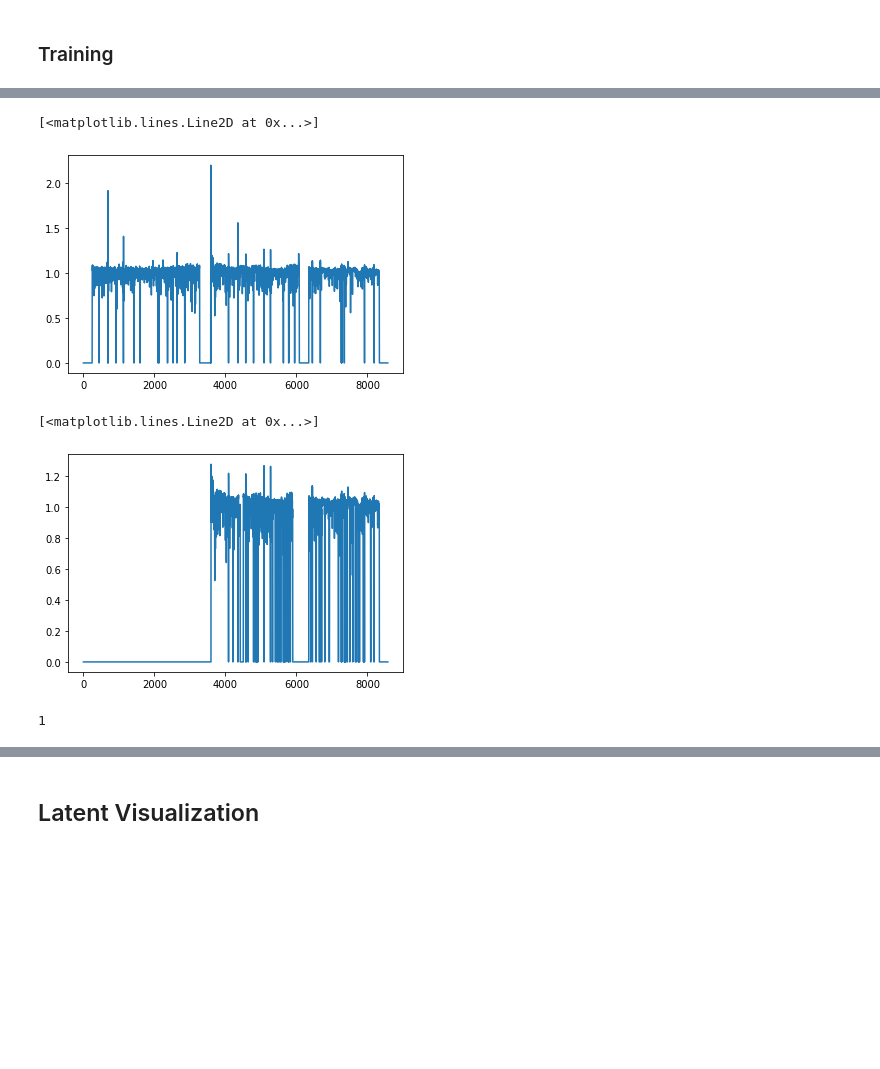
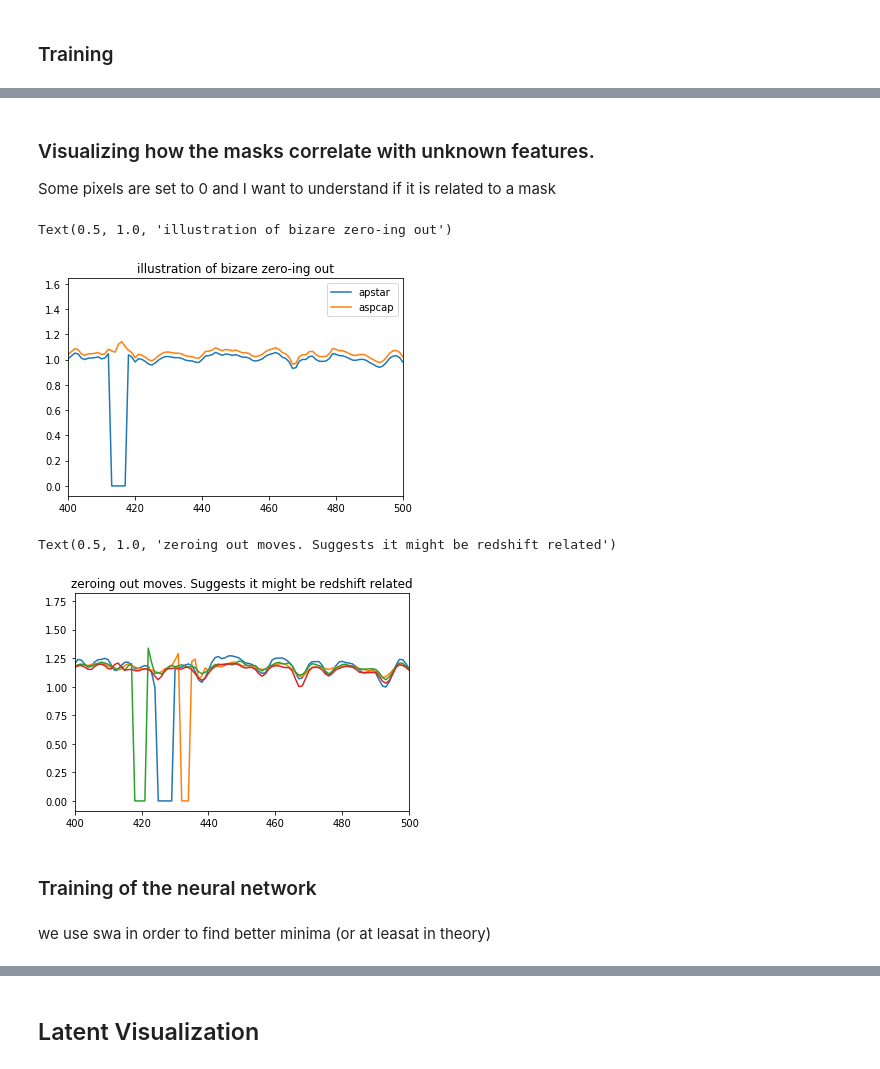
Before and after one commit to drd13/RSCA, a Jupyter notebook: apoNN/notebooks/03.3-Dealing_with_masks.ipynb, the cells around one changed output, grey strips where cells are left out. Cells and saved outputs as stored; diff of their text form; code cells hidden in the pictures; blank space fills up the shorter version.

```diff
--- a/apoNN/notebooks/03.3-Dealing_with_masks.ipynb
+++ b/apoNN/notebooks/03.3-Dealing_with_masks.ipynb
@@ -42,11 +45,11 @@ cut_allStar = allStar[combined_cut]
 # %% [markdown]
 ### Parameters
 # %%
-n_batch = 64
-n_z = 20
+n_batch = 128
+n_z = 80
 n_bins = 8575
 lr = 0.0001
-n_datapoints = 5000
+n_datapoints = 10000
 # %% [markdown]
 ### Training
 # %%
@@ -63,11 +69,42 @@ spec = dataset[0][0]
-# %%
-plt.plot(spec)
-# %% [output]
-[<matplotlib.lines.Line2D at 0x...>]
-[figure, removed]
-# %%
-plt.plot(spec*mask)
-# %% [output]
-[<matplotlib.lines.Line2D at 0x...>]
-[figure, removed]
+# %% [markdown]
+### Visualizing how the masks correlate with unknown features.
+
+Some pixels are set to 0 and I want to understand if it is related to a mask
+# %%
+dataset = ApogeeDataset(cut_allStar[:n_datapoints],outputs = ["apstar","aspcap","mask","physical","idx"])
+
+dataset.filtered_bits = [0,1,2,3,4,5,6,7,8]
+# %%
+idx=51
+#plt.plot(dataset[idx][2])
+plt.plot(dataset[idx][1],label="apstar")
+plt.plot(dataset[idx][0],label="aspcap")
+plt.legend()
+
+
+plt.xlim(400,500)
+plt.title("illustration of bizare zero-ing out")
+# %% [output]
+Text(0.5, 1.0, 'illustration of bizare zero-ing out')
+[figure, added]
+# %%
+idx = 30
+plt.plot(dataset[idx][1]/torch.mean(dataset[idx][1]).item())
+plt.plot(dataset[idx+1][1]/torch.mean(dataset[idx+1][1]).item())
+plt.plot(dataset[idx+2][1]/torch.mean(dataset[idx+2][1]).item())
+plt.plot(dataset[idx+3][1]/torch.mean(dataset[idx+3][1]).item())
+
+
+#plt.plot(dataset[idx+1][0])
+#plt.plot(dataset[idx+2][0])
+#plt.plot(dataset[idx+3][0])
+#plt.plot(dataset[idx+4][0])
+
+plt.xlim(400,500)
+plt.title("zeroing out moves. Suggests it might be redshift related")
+# %% [output]
+Text(0.5, 1.0, 'zeroing out moves. Suggests it might be redshift related')
+[figure, added]
+# %% [markdown]
+### Training of the neural network
 # %%
@@ -76,6 +113,8 @@ decoder = Feedforward([n_z,128,512,2048,4096,n_bins],activation=nn.LeakyReLU()).
 
 autoencoder = Autoencoder(encoder,decoder,n_bins=n_bins).to(device)
 optimizer_autoencoder = torch.optim.Adam(autoencoder.parameters(), lr=lr)
+# %% [markdown]
+we use swa in order to find better minima (or at leasat in theory)
 # %%
 #autoencoder = torch.load("/share/splinter/ddm/taggingProject/apogeeFactory/outputs/pretrained/ae1")
 optimizer_autoencoder = torch.optim.Adam(autoencoder.parameters(), lr=lr)
@@ -82,4 +121,0 @@ optimizer_autoencoder = torch.optim.Adam(autoencoder.parameters(), lr=lr)
-# %%
-len(mask.shape)
-# %% [output]
-1
```
Also changed, not shown: parts of 50 cells of this notebook, 2 other files.
